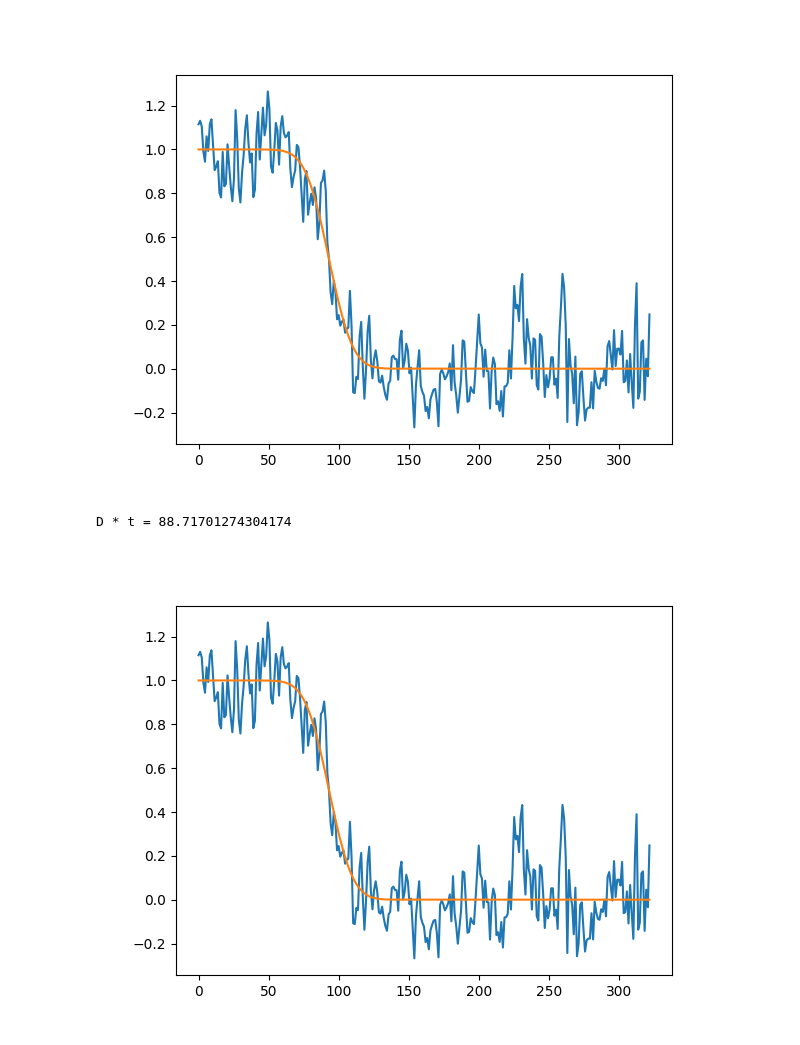
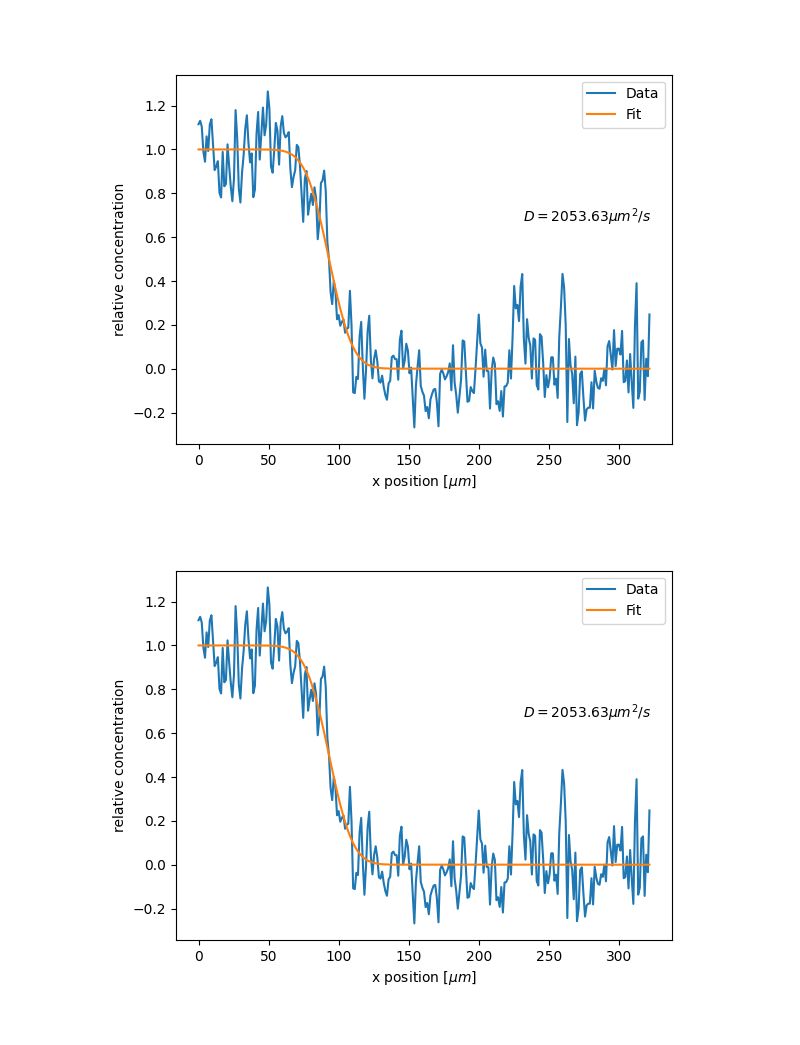
Before and after one commit to iverks/skole, a Jupyter notebook: 5sem/bionano/lab/microfluidic/hardkod1.ipynb, the cells around one changed output. Cells and saved outputs as stored; diff of their text form; code cells hidden in the pictures.

```diff
--- a/5sem/bionano/lab/microfluidic/hardkod1.ipynb
+++ b/5sem/bionano/lab/microfluidic/hardkod1.ipynb
@@ -15,38 +68,50 @@ def konsentrasjon(x, D_t, x_0):
+# %%
+plot_datas: Dict[int, PlotData] = {}
 # %%
 df = pd.read_csv("./resultater/bilde_3_strek_1_768um.csv")
 xvals = np.array(df["Distance_(um)"])
 intensity = np.array(df["Gray_Value"])
 
 idxs = xvals < 330
 xvals = xvals[idxs]
 intensity = intensity[idxs]
 idxs = xvals > 8
 xvals = xvals[idxs]
 intensity = intensity[idxs]
 
 xvals = np.max(xvals) - xvals
 
 absorbance = - np.log10(intensity)
 
 absorbance -= np.mean(absorbance[xvals > 120])
 absorbance /= np.mean(absorbance[xvals < 66])
 
 # Her er absorbans proporsjonal med konsentrasjon, men siden absoluttverdien ikke har noe å si for den endelige D-verdien kan vi
 
 params, _ = curve_fit(f=konsentrasjon, xdata=xvals, ydata=absorbance)
 
-fig, ax = plt.subplots()
-ax.plot(xvals, absorbance)
-ax.plot(xvals, konsentrasjon(xvals, *params))
-fig.show()
+Dt_1 = params[0]
+l_1 = 768 #um
 
-D_1 = params[0]
-l_1 = 768 #um
-print(f"D * t = {params[0]}")
+t_1 = get_t(l_1)
+
+D1 = Dt_1/t_1 # D
+
+ploot(xvals, absorbance, params, D1, 1)
+
+plotdata = PlotData(
+    xvals=xvals,
+    absorbance=absorbance,
+    D=D1,
+    t=t_1,
+    x_0=params[1],
+    figure_name="1"
+)
+
+plot_datas[1] = plotdata
 # %% [output]
-[figure, old version]
+[figure, new version]
-D * t = 88.71701274304174
-[figure, old version]
+[figure, new version]
 # %%
 df = pd.read_csv("./resultater/bilde_3_strek_2_1297um.csv")
 xvals = np.array(df["Distance_(um)"])
```
Also changed, not shown: parts of 9 cells of this notebook.
